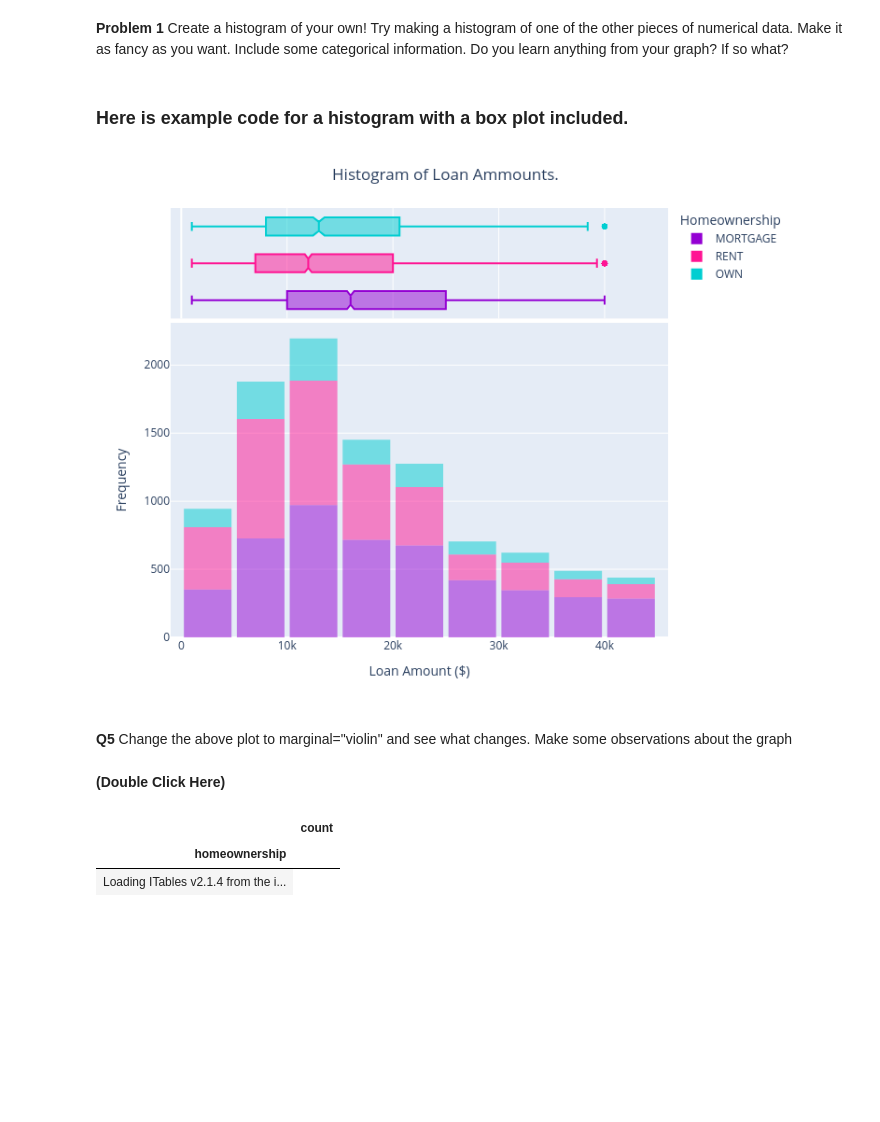
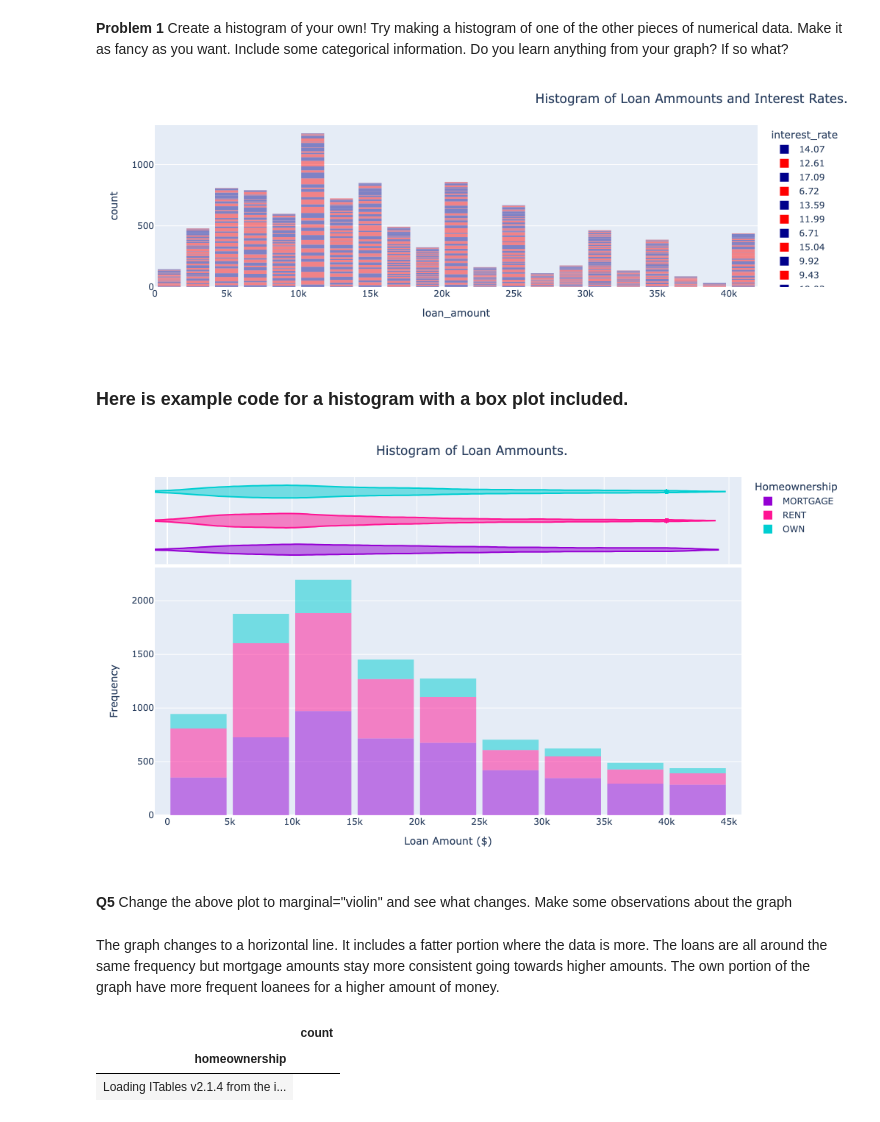
Before and after one commit to urielmartinez09/Day4, a Jupyter notebook: Day4-HW.ipynb, the cells around one changed output. Saved outputs shown, nothing was run; the diff lists cells and outputs as text; code cells hidden in the pictures; blank space fills up the shorter version.

```diff
--- a/Day4-HW.ipynb
+++ b/Day4-HW.ipynb
@@ -103,37 +120,53 @@ fig.show()
 **Problem 1** Create a histogram of your own! Try making a histogram of one of the other pieces of numerical data. Make it as fancy as you want. Include some categorical information. Do you learn anything from your graph? If so what?
 # %%
 # Your code here
+fig = px.histogram(DF,
+                   nbins=36,
+                   x='loan_amount',
+                   opacity=.45,
+                   color= 'interest_rate',
+                   color_discrete_sequence=['darkBlue', 'red'],
+                   facet_col_spacing=0.5,
+
+                  )
+
+fig.update_layout(bargap=0.2,
+                  title='Histogram of Loan Ammounts and Interest Rates.',
+                  title_x=1)
+fig.show()
+# %% [output]
+[figure, added]
 # %% [markdown]
 ### Here is example code for a histogram with a box plot included.
 # %%
 fig = px.histogram(DF,
                    nbins=9,
                    x='loan_amount',
                    color='homeownership',
                    opacity=0.5,
                    color_discrete_map={'MORTGAGE': 'darkviolet',
                                        'RENT': 'deeppink',
                                        'OWN': 'darkturquoise'},
-                   marginal="box"
+                   marginal="violin"
                    )
 
 fig.update_layout(bargap=0.1,
                   title='Histogram of Loan Ammounts.',
                   title_x=0.5,
                   xaxis={'range':[-1000, 46000]},
                   xaxis_title="Loan Amount ($)",
                   yaxis_title="Frequency",
                   legend_title="Homeownership",
                   autosize=False,
                   width=800,
                   height=600)
 fig.show()
 # %% [output]
-[figure, old version]
+[figure, new version]
 # %% [markdown]
 **Q5** Change the above plot to marginal="violin" and see what changes. Make some observations about the graph
 # %% [markdown]
-**(Double Click Here)**
+The graph changes to a horizontal line. It includes a fatter portion where the data is more. The loans are all around the same frequency but mortgage amounts stay more consistent going towards higher amounts. The own portion of the graph have  more frequent loanees for a higher amount of money.
 # %%
 counts = DF['homeownership'].value_counts()
 show(counts)
```
Also changed, not shown: parts of 15 cells of this notebook.
